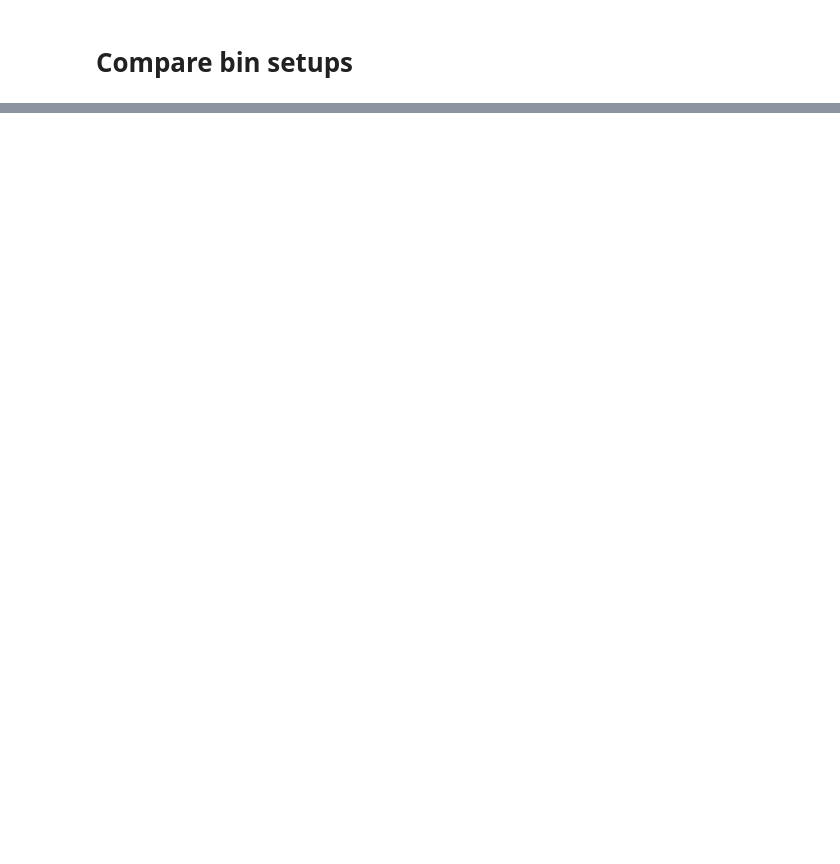
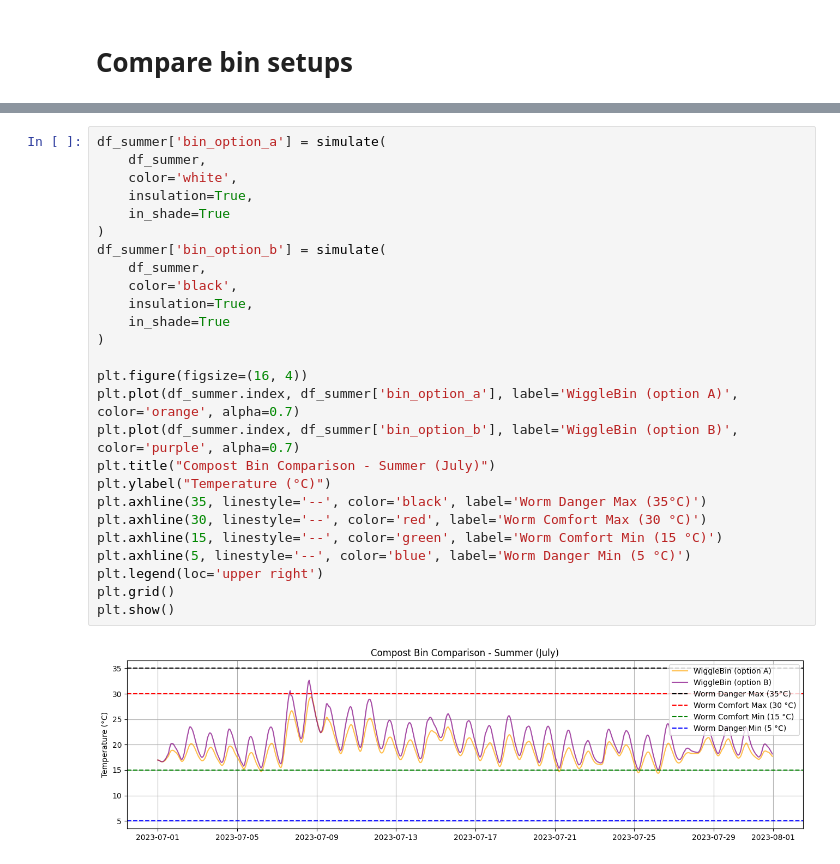
Before and after one commit to wiggle-bin/wiggle-research, a Jupyter notebook: wiggle-weather-assessment-ERA5.ipynb, the cells around one changed output, grey strips where cells are left out. Drawn from its saved outputs; the diff is of its cells as text; blank space fills up the shorter version.

```diff
--- a/wiggle-weather-assessment-ERA5.ipynb
+++ b/wiggle-weather-assessment-ERA5.ipynb
@@ -279,0 +127,28 @@ plt.show()
+# %%
+df_summer['bin_option_a'] = simulate(
+    df_summer,
+    color='white',
+    insulation=True,
+    in_shade=True
+)
+df_summer['bin_option_b'] = simulate(
+    df_summer,
+    color='black',
+    insulation=True,
+    in_shade=True
+)
+
+plt.figure(figsize=(16, 4))
+plt.plot(df_summer.index, df_summer['bin_option_a'], label='WiggleBin (option A)', color='orange', alpha=0.7)
+plt.plot(df_summer.index, df_summer['bin_option_b'], label='WiggleBin (option B)', color='purple', alpha=0.7)
+plt.title("Compost Bin Comparison - Summer (July)")
+plt.ylabel("Temperature (°C)")
+plt.axhline(35, linestyle='--', color='black', label='Worm Danger Max (35°C)')
+plt.axhline(30, linestyle='--', color='red', label='Worm Comfort Max (30 °C)')
+plt.axhline(15, linestyle='--', color='green', label='Worm Comfort Min (15 °C)')
+plt.axhline(5, linestyle='--', color='blue', label='Worm Danger Min (5 °C)')
+plt.legend(loc='upper right')
+plt.grid()
+plt.show()
+# %% [output]
+[figure, added]
```
Also changed, not shown: parts of 27 cells of this notebook, 1 other file.
